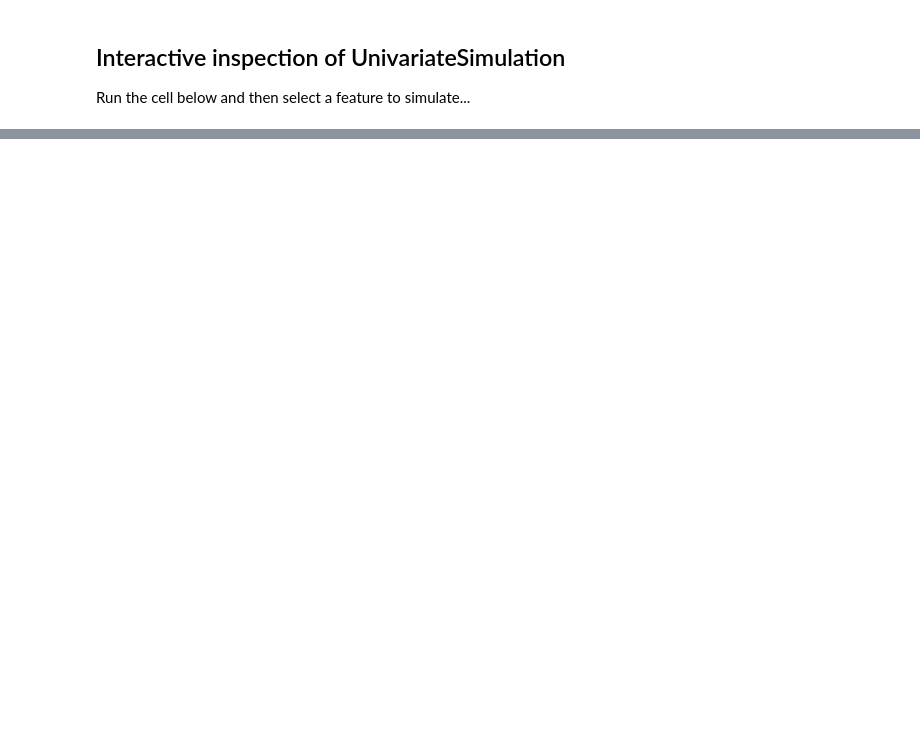
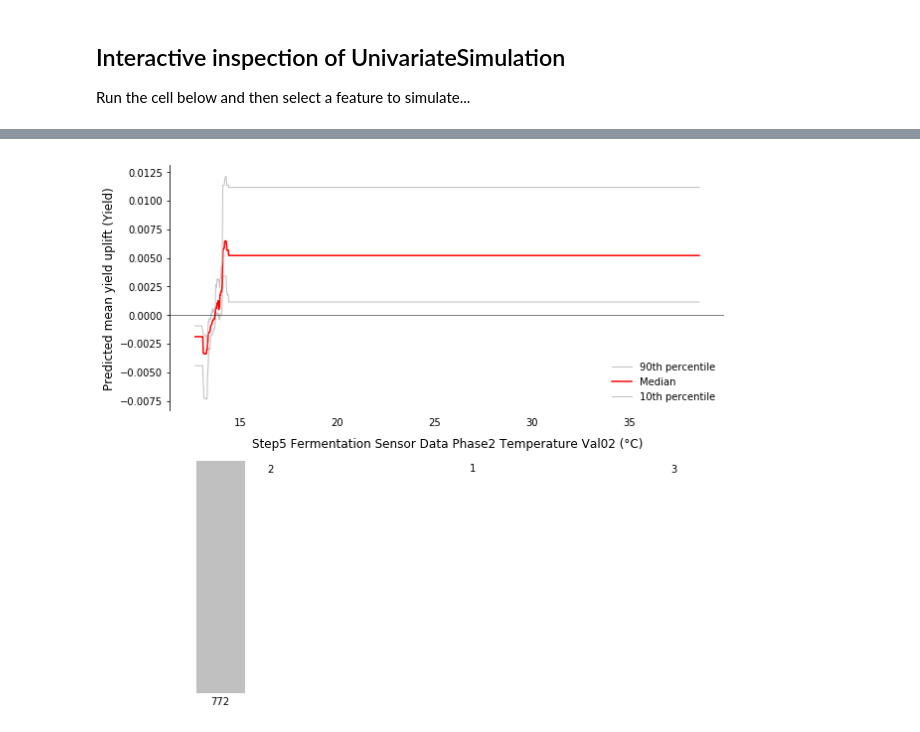
Before and after one commit to BCG-X-Official/facet, a Jupyter notebook: notebooks/example-simulation.ipynb, the cells around one changed output, grey strips where cells are left out. Drawn from its saved outputs; the diff is of its cells as text; code cells hidden in the pictures; blank space fills up the shorter version.

Commit message:
add histogram and prettify the simulation plot in example-simulation notebook

```diff
--- a/notebooks/example-simulation.ipynb
+++ b/notebooks/example-simulation.ipynb
@@ -91,4 +103,5 @@ batch_df.head()
 # %%
+TARGET = "Yield"
 # define a Sample based on the test batch_file
-sample = Sample(observations=batch_df, target_name="Yield")
+sample = Sample(observations=batch_df, target_name=TARGET)
 sample
@@ -254,0 +369,82 @@ display(widgets.HBox([dd, btn]))
+# %%
+from IPython.display import display, clear_output
+import ipywidgets as widgets
+
+
+dd = widgets.Dropdown(
+    options=sample_post_boruta.features.columns,
+    description='Feature:',
+    disabled=False,
+    layout={"width":"550px"}
+)
+
+btn = widgets.Button(
+    description='Simulate'
+)
+
+def plot_simulation(feature:str):
+    yield_change = sim.simulate_yield_change(
+            parameterized_feature=feature,
+            parameter_values=UnivariateSimulation.observed_feature_values(
+                feature_name=feature,
+                sample=sample,
+                min_relative_frequency=0.03,
+                limit_observations=100
+            ),
+    )
+
+    yield_change_aggr = UnivariateSimulation.aggregate_simulated_yield_change(
+                    results_per_split=yield_change, percentiles=[10, 50, 90])
+
+    XLABEL_TITLE = f"{feature}"
+    YLABEL_TITLE = f"Predicted mean yield uplift ({TARGET})"
+    COLOR1 = 'red'
+    COLOR2 = 'silver'
+
+    fig, (ax1, ax2) = plt.subplots(nrows=2, figsize=(10,10), sharex=True)
+
+    # plot lines of prediction
+    ax1.set_xlabel(XLABEL_TITLE, color='black', labelpad=10, fontsize=12)
+    ax1.set_ylabel(YLABEL_TITLE, color='black', fontsize=12)
+    line1, = ax1.plot(yield_change_aggr.index, yield_change_aggr.iloc[:,0], color=COLOR2, linewidth=1)
+    line2, = ax1.plot(yield_change_aggr.index, yield_change_aggr.iloc[:,1], color=COLOR1)
+    line3, = ax1.plot(yield_change_aggr.index, yield_change_aggr.iloc[:,2], color=COLOR2, linewidth=1)
+    ax1.axhline(y=0, color='black', linewidth=.5)
+    ax1.tick_params(axis='x', labelcolor='black')
+    for pos in ['top', 'right', 'bottom']:
+        ax1.spines[pos].set_visible(False)
+    ax1.tick_params(axis='x', labelbottom=True, bottom=False)
+    ax1.legend((line3, line2, line1),
+               ('90th percentile', 'Median', '10th percentile'),
+               frameon=False,
+              )
+
+    # plot the histogram
+    x = sample.features[feature].dropna()
+    hist_range = (min(yield_change_aggr.index), max(yield_change_aggr.index))
+    n, bins, patches = ax2.hist(x, edgecolor='white', color=COLOR2, range=hist_range)
+    bins1 = pd.Series(bins).rolling(window=2).mean().shift(-1).dropna()
+    ax2.invert_yaxis()
+    ax2.tick_params(axis='y', labelcolor='black')
+    max_y = max(n)
+    y_offset = max_y * 0.05
+    for (x,y) in zip(bins1, n):
+        if y>0:
+            ax2.text(x, y + y_offset, str(int(y)),
+                    color='black',
+                    horizontalalignment='center')
+    ax2.get_yaxis().set_visible(False)
+    ax2.get_xaxis().set_visible(False)
+    for pos in ['top', 'right', 'left', 'bottom']:
+        ax2.spines[pos].set_visible(False)
+    plt.subplots_adjust(hspace=.2)
+    plt.show()
+
+def on_click(btn):
+    clear_output()
+    display(widgets.HBox([dd, btn]))
+    plot_simulation(feature=dd.value)
+
+btn.on_click(on_click)
+display(widgets.HBox([dd, btn]))
+# %% [output]
@@ -254,0 +452 @@ display(widgets.HBox([dd, btn]))
+[figure, added]
```
Also changed, not shown: parts of 12 cells of this notebook.
